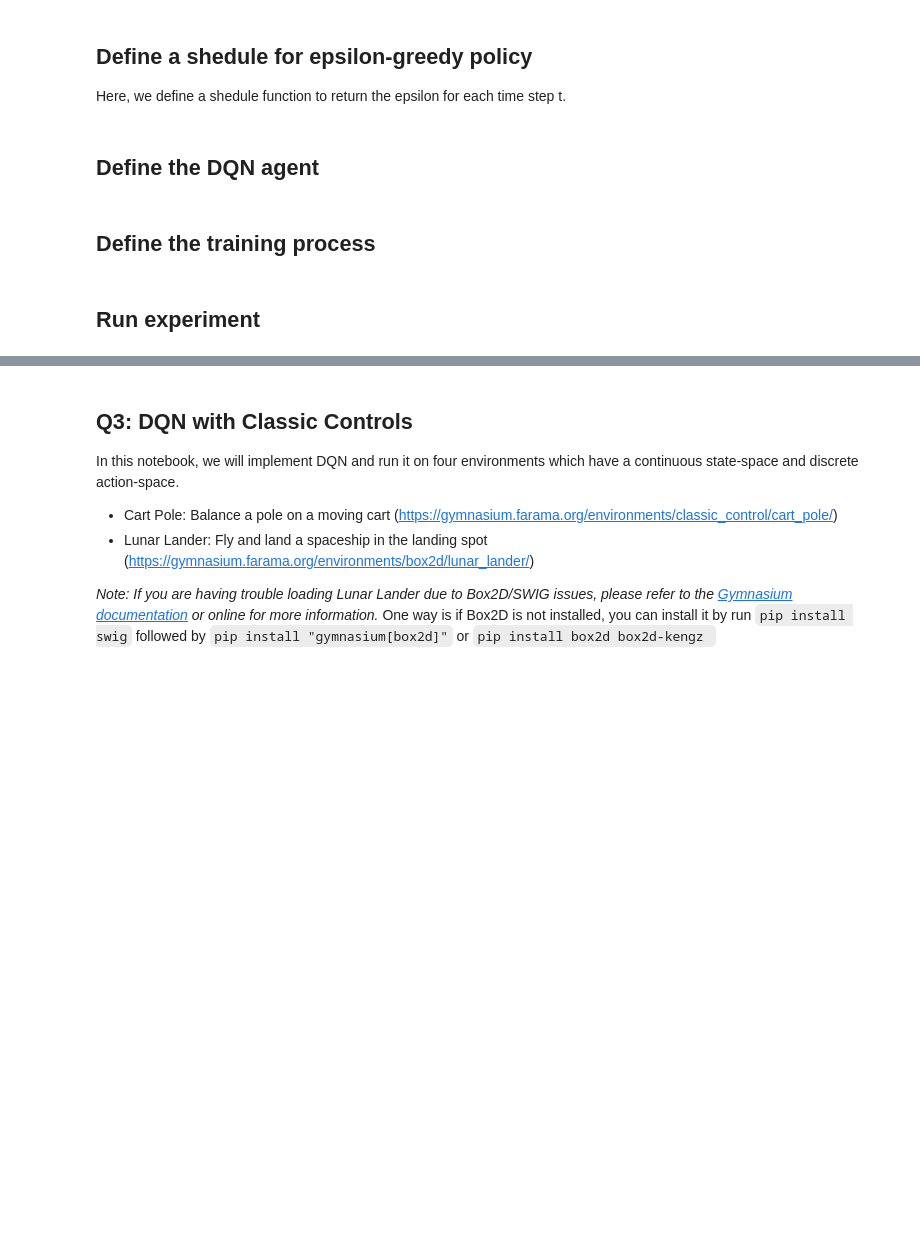
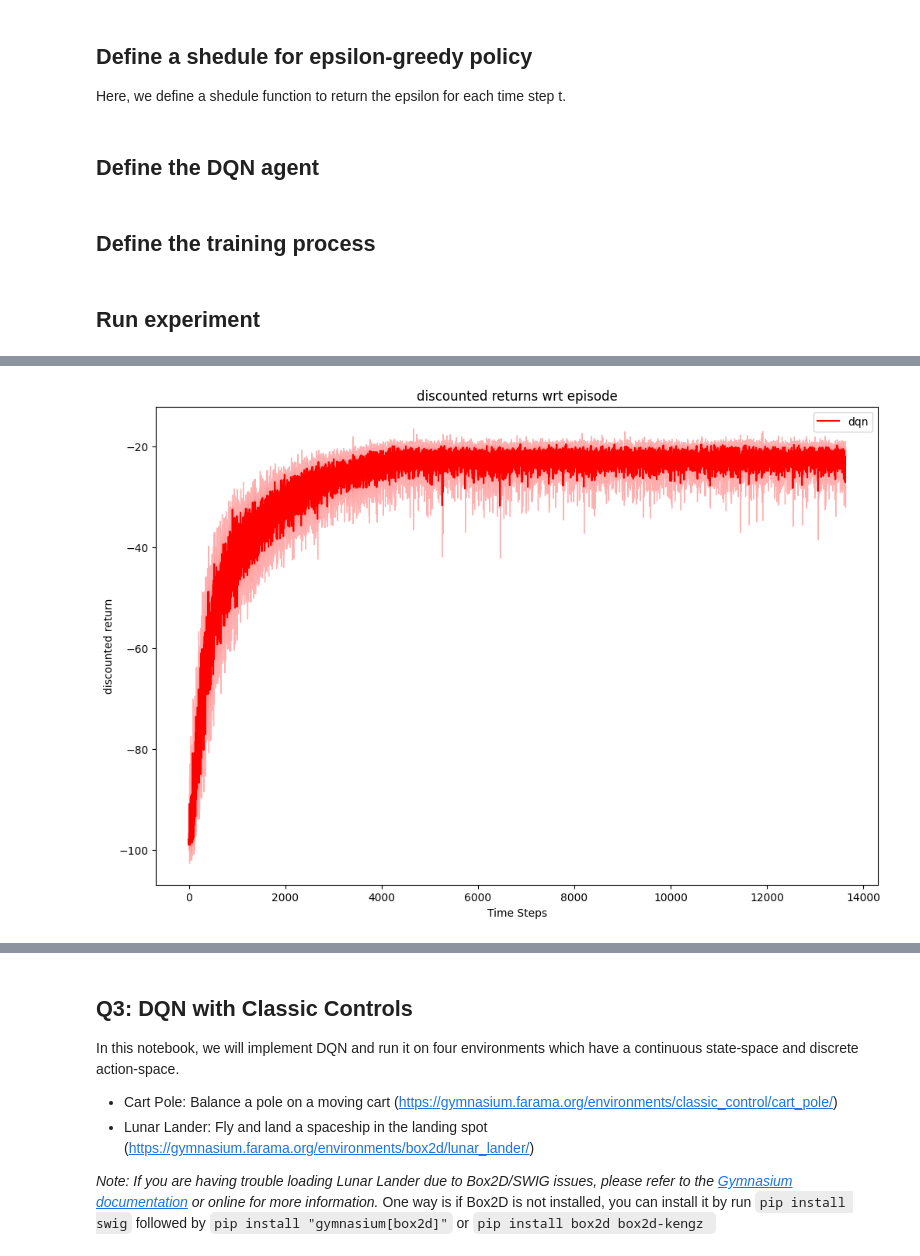
Before and after one commit to coltrho24/CS5180-Reinforcement-Learning, a Jupyter notebook: ex7/ex7_26spring.ipynb, the cells around one changed output, grey strips where cells are left out. Drawn from its saved outputs; the diff is of its cells as text; code cells hidden in the pictures; blank space fills up the shorter version.

```diff
--- a/ex7/ex7_26spring.ipynb
+++ b/ex7/ex7_26spring.ipynb
@@ -551,8 +557,8 @@ class DeepQNet(nn.Module):
         self.hidden_dim = dim_hidden_layer
         self.output_dim = output_dim
 
-        self.fc1 = nn.Linear(self.input_dim, self.hidden_num)
-        self.fc2 = nn.Linear(self.hidden_num, self.hidden_dim)
+        self.fc1 = nn.Linear(self.input_dim, self.hidden_dim)
+        self.fc2 = nn.Linear(self.hidden_dim, self.hidden_dim)
         self.fc3 = nn.Linear(self.hidden_dim, self.output_dim)
 
 
@@ -560,8 +566,8 @@ class DeepQNet(nn.Module):
         """CODE HERE: implement your forward propagation
         """
         y = F.relu(self.fc1(x))
-        y = F.relu(self.fc1(y))
-        y = self.fc1(y)
+        y = F.relu(self.fc2(y))
+        y = self.fc3(y)
 
         return y
 # %% [markdown]
@@ -617,11 +623,11 @@ class ReplayBuffer(object):
             data = self._data_buffer[idx]
             obs, act, reward, next_obs, d = data
             # store to the list
-            obs_list.append(np.array(obs, copy=False))
-            actions_list.append(np.array(act, copy=False))
-            rewards_list.append(np.array(reward, copy=False))
-            next_obs_list.append(np.array(next_obs, copy=False))
-            dones_list.append(np.array(d, copy=False))
+            obs_list.append(np.asarray(obs))
+            actions_list.append(np.asarray(act))
+            rewards_list.append(np.asarray(reward))
+            next_obs_list.append(np.asarray(next_obs))
+            dones_list.append(np.asarray(d))
         # return the sampled batch data as numpy arrays
         return np.array(obs_list), np.array(actions_list), np.array(rewards_list), np.array(next_obs_list), np.array(
             dones_list)
@@ -687,7 +693,7 @@ class DQNAgent(object):
         self.target_policy_net.load_state_dict(self.behavior_policy_net.state_dict())
 
         # send the agent to a specific device: cpu or gpu
-        self.device = torch.device("cpu")
+        self.device = torch.device("cuda")
         self.behavior_policy_net.to(self.device)
         self.target_policy_net.to(self.device)
 
@@ -722,11 +728,12 @@ class DQNAgent(object):
                 Compute the predicted Q values using the behavior policy network
         """
         # compute the q value estimation using the behavior network
-
+        q_value = self.behavior_policy_net(obs_tensor).gather(1, actions_tensor)
         # compute the TD target using the target network
-
+        with torch.no_grad():
+            td_target = rewards_tensor + self.params['gamma'] * self.target_policy_net(next_obs_tensor).max(1, True)[0] * (1 - dones_tensor)
         # compute the loss
-        td_lose =
+        td_loss = nn.MSELoss()(q_value, td_target)
         # minimize the loss
         self.optimizer.zero_grad()
         td_loss.backward()
@@ -740,6 +747,7 @@ class DQNAgent(object):
         """CODE HERE:
                 Copy the behavior policy network to the target network
         """
+        self.target_policy_net.load_state_dict(self.behavior_policy_net.state_dict())
 
     # auxiliary functions
     def _arr_to_tensor(self, arr):
@@ -836,12 +844,16 @@ def train_dqn_agent(env, params):
                 """ CODE HERE:
                     Update the behavior policy network
                 """
+                batch_data = replay_buffer.sample_batch(params['batch_size'])
+                loss = my_agent.update_behavior_policy(batch_data)
+                train_loss.append(loss)
 
             # update the target model
             if not np.mod(t, params['freq_update_target_policy']):
                 """ CODE HERE:
                     Update the target policy network
                 """
+                my_agent.update_target_policy()
 
     # save the results
     return train_returns, train_loss
@@ -926,3 +949,7 @@ if __name__ == '__main__':
 # %%
-plot_curves([np.array([train_returns])], ['dqn'], ['r'], 'discounted return', 'discounted returns wrt episode')
+min_len = min(len(r) for r in all_returns)
+returns_arr = np.array([r[:min_len] for r in all_returns])
+plot_curves([returns_arr], ['dqn'], ['r'], 'discounted return', 'discounted returns wrt episode')
+# %% [output]
+[figure, added]
 # %%
```
Also changed, not shown: parts of 19 cells of this notebook, 3 other files.
